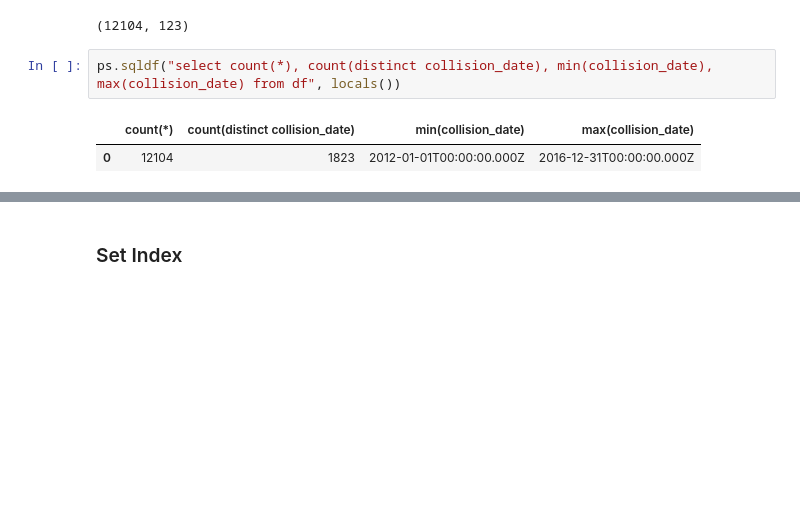
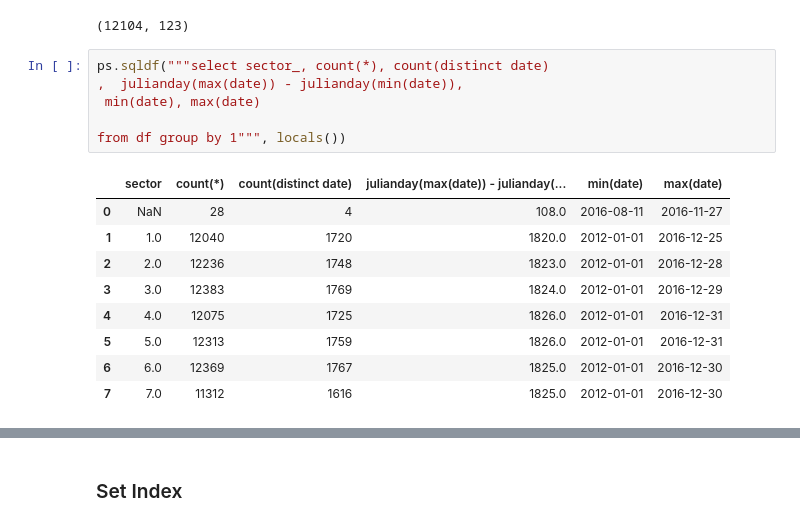
Before and after one commit to Peter-32/LA-Collision-Forecasting, a Jupyter notebook: la_collisions ML.ipynb, the cells around one changed output, grey strips where cells are left out. Drawn from its saved outputs; the diff is of its cells as text; blank space fills up the shorter version.

```diff
--- a/la_collisions ML.ipynb
+++ b/la_collisions ML.ipynb
@@ -19,7 +19,18 @@ df.shape
 # %% [output]
 (12104, 123)
 # %%
-ps.sqldf("select count(*), count(distinct collision_date), min(collision_date), max(collision_date) from df", locals())
+ps.sqldf("""select sector_, count(*), count(distinct date)
+,  julianday(max(date)) - julianday(min(date)),
+ min(date), max(date)
+
+from df group by 1""", locals())
 # %% [output]
-|  | count(*) | count(distinct collision_date) | min(collision_date) | max(collision_date) |
-| 0 | 12104 | 1823 | 2012-01-01T00:00:00.000Z | 2016-12-31T00:00:00.000Z |
+|  | sector | count(*) | count(distinct date) | julianday(max(date)) - julianday(... | min(date) | max(date) |
+| 0 | NaN | 28 | 4 | 108.0 | 2016-08-11 | 2016-11-27 |
+| 1 | 1.0 | 12040 | 1720 | 1820.0 | 2012-01-01 | 2016-12-25 |
+| 2 | 2.0 | 12236 | 1748 | 1823.0 | 2012-01-01 | 2016-12-28 |
+| 3 | 3.0 | 12383 | 1769 | 1824.0 | 2012-01-01 | 2016-12-29 |
+| 4 | 4.0 | 12075 | 1725 | 1826.0 | 2012-01-01 | 2016-12-31 |
+| 5 | 5.0 | 12313 | 1759 | 1826.0 | 2012-01-01 | 2016-12-31 |
+| 6 | 6.0 | 12369 | 1767 | 1825.0 | 2012-01-01 | 2016-12-30 |
+| 7 | 7.0 | 11312 | 1616 | 1825.0 | 2012-01-01 | 2016-12-30 |
```
Also changed, not shown: parts of 32 cells of this notebook, 1 other file.
